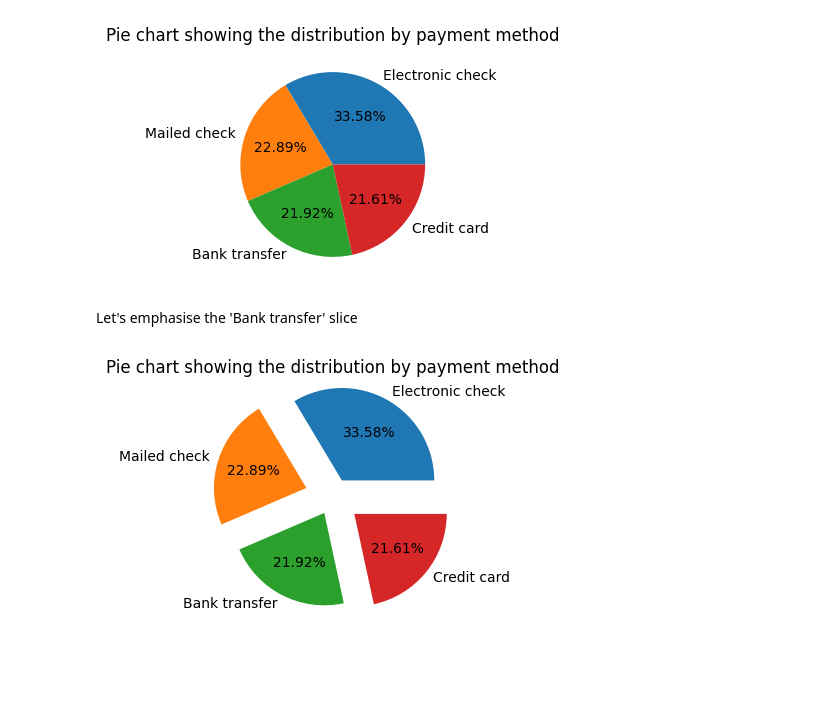
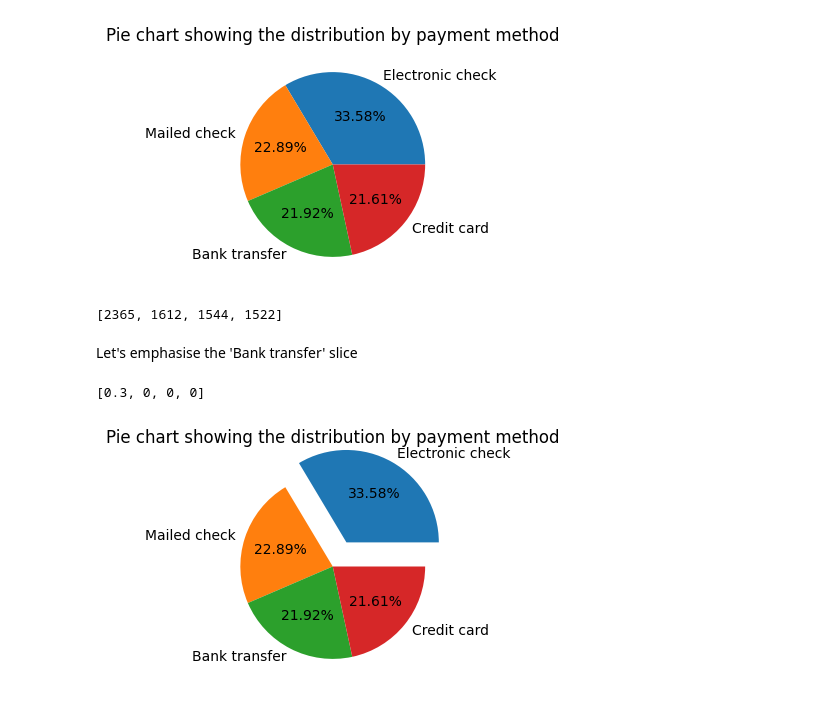
Before and after one commit to gunjanshah80/data_analytics_lab, a Jupyter notebook: Matplotlib_Seaborn_Files/38 Pie charts.ipynb, the cells around one changed output. Cells and saved outputs as stored; diff of their text form; code cells hidden in the pictures; blank space fills up the shorter version.

```diff
--- a/Matplotlib_Seaborn_Files/38 Pie charts.ipynb
+++ b/Matplotlib_Seaborn_Files/38 Pie charts.ipynb
@@ -56,17 +56,29 @@ plt.title('Pie chart showing the distribution by payment method')
 plt.show()
 # %% [output]
 [figure]
+# %%
+counts_list = df['PaymentMethod'].value_counts().tolist()
+counts_list
+# %% [output]
+[2365, 1612, 1544, 1522]
 # %% [markdown]
 Let's emphasise the 'Bank transfer' slice
 # %%
 plt.figure(figsize = (5, 3))
+# Step 1: find index of largest slice
+max_index = counts_list.index(max(counts_list))
+# Step 2: create explode list
+explode = [0] * len(counts_list)
+explode[max_index] = 0.3  # explode only largest slice
+print(explode)
 plt.pie(
     payment_method_value_counts.values,
     labels = payment_method_value_counts.index,
     autopct = '%.2f%%',
-    explode = [0.2, 0.3, 0.2, 0.3]  # exploding the bank transfer slice for emphasis
+    explode = explode  # exploding the bank transfer slice for emphasis
 )
 plt.title('Pie chart showing the distribution by payment method')
 plt.show()
 # %% [output]
+[0.3, 0, 0, 0]
-[figure, old version]
+[figure, new version]
```
